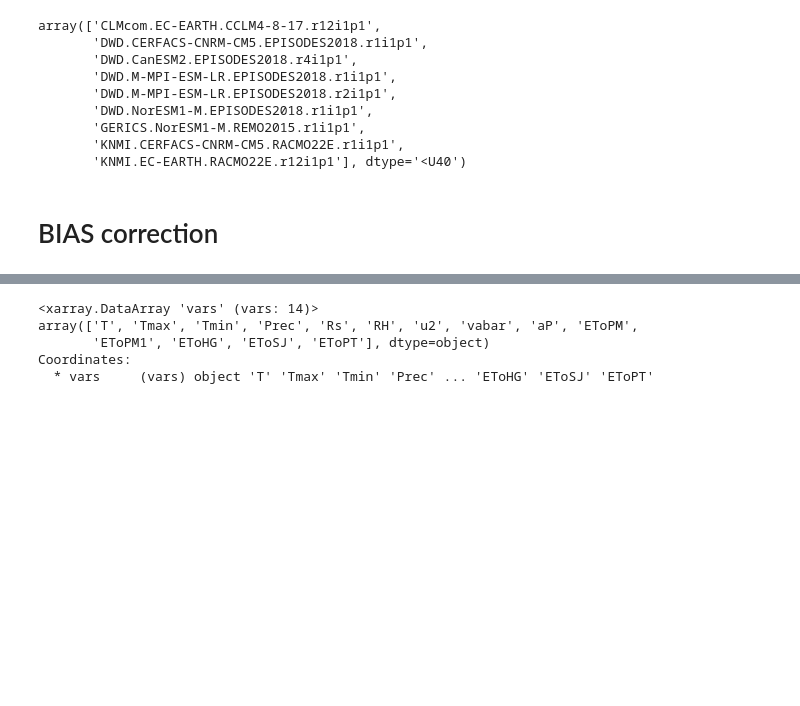
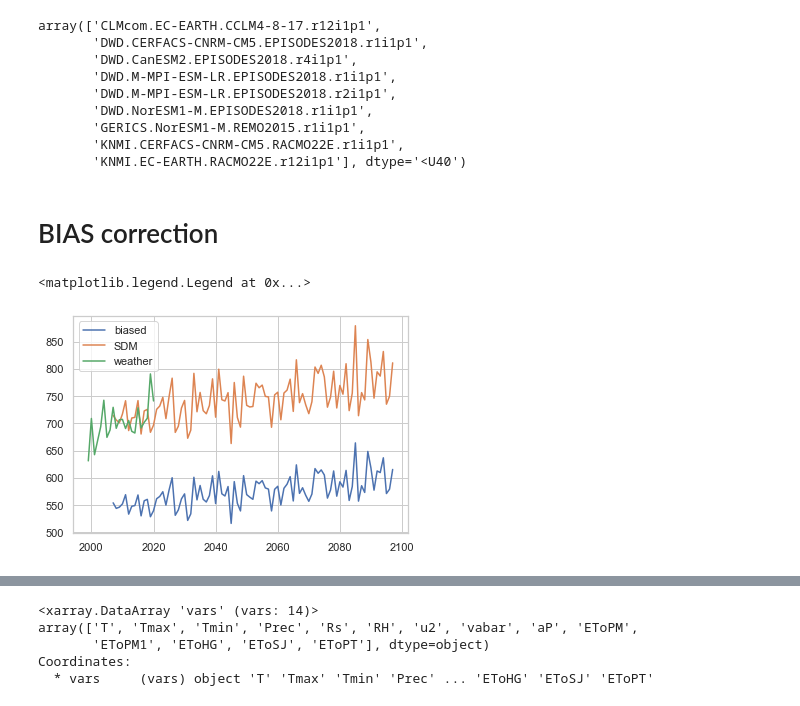
Before and after one commit to jonaslenz/RUINSapp, a Jupyter notebook: Climate_cleaner.ipynb, the cells around one changed output, grey strips where cells are left out. Cells and saved outputs as stored; diff of their text form; code cells hidden in the pictures; blank space fills up the shorter version.

```diff
--- a/Climate_cleaner.ipynb
+++ b/Climate_cleaner.ipynb
@@ -121,7 +123,8 @@ def applySDM(wdata, data, meth='rel', cdf_threshold=0.9999999, lower_limit=0.1):
 
     return data_ub
 # %%
-z = included_all[8]
+stat1 = 'Emden'
+z = included_all[6]
 rcp = '.rcp85'
 
 vari = 'Prec'
@@ -130,5 +133,38 @@ meth = 'rel'
 #vari = 'T'
 #meth = 'abs'
 
-vari = 'Rs'
-meth = 'abs'
+#vari = 'Rs'
+#meth = 'abs'
+
+vari = 'EToHG'
+#vari = 'EToPM'
+#vari = 'EToSJ'
+#vari = 'EToPT'
+meth = 'rel'
+
+#vari = 'u2'
+#meth = 'rel'
+# %%
+
+#w1 = weather[stat1].sel(vars=vari).to_dataframe().dropna()
+w1 = weather[stat1].sel(vars=vari).to_dataframe()['1998':'2019']
+w1.columns = ['bla', vari]
+
+c1 = climate[z+rcp].sel(vars=vari).to_dataframe()
+#c1 = c1[c1.columns[c1.columns != 'vars']]
+c1 = c1[c1.columns[c1.columns != 'vars']]['2006':]
+
+c2 = applySDM(w1[vari], c1, meth=meth)
+
+if vari in ['Prec', 'EToPM', 'EToHG', 'EToSJ']:
+    plot(c1.resample('1y').sum(), label=('biased'))
+    plot(c2.resample('1y').sum(), label ='SDM')
+    plot(w1[vari].resample('1y').sum(), label ='weather')
+else:
+    plot(c1.resample('1y').mean(), label=('biased'))
+    plot(c2.resample('1y').mean(), label ='SDM')
+    plot(w1[vari].resample('1y').mean(), label ='weather')
+legend()
+# %% [output]
+<matplotlib.legend.Legend at 0x...>
+[figure, added]
```
Also changed, not shown: parts of 6 cells of this notebook.
